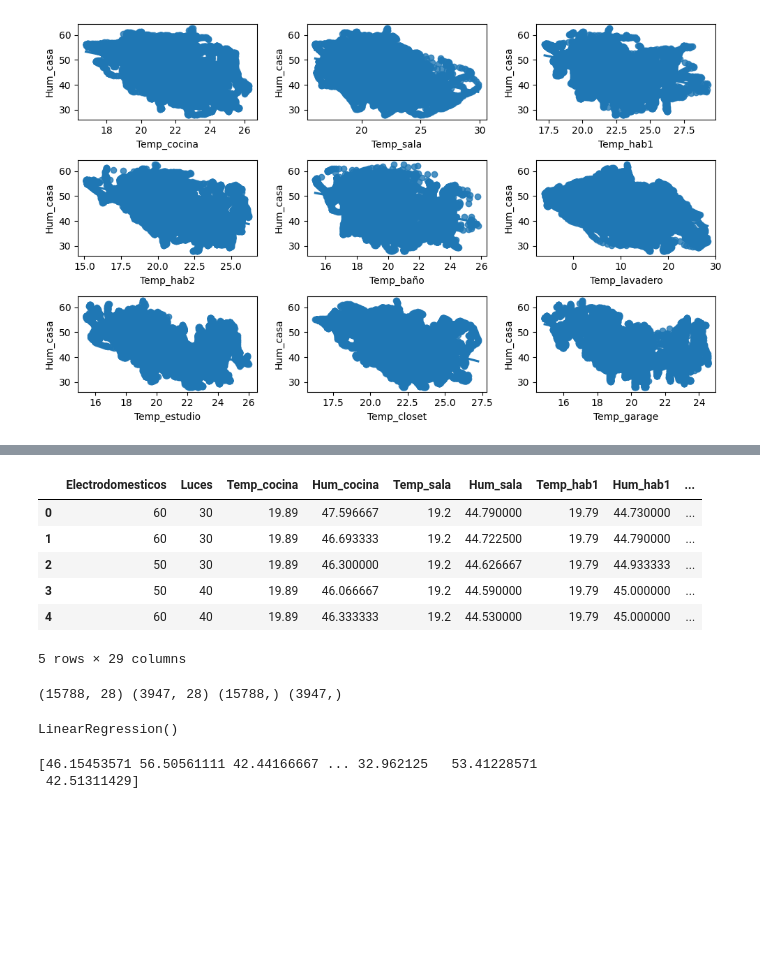
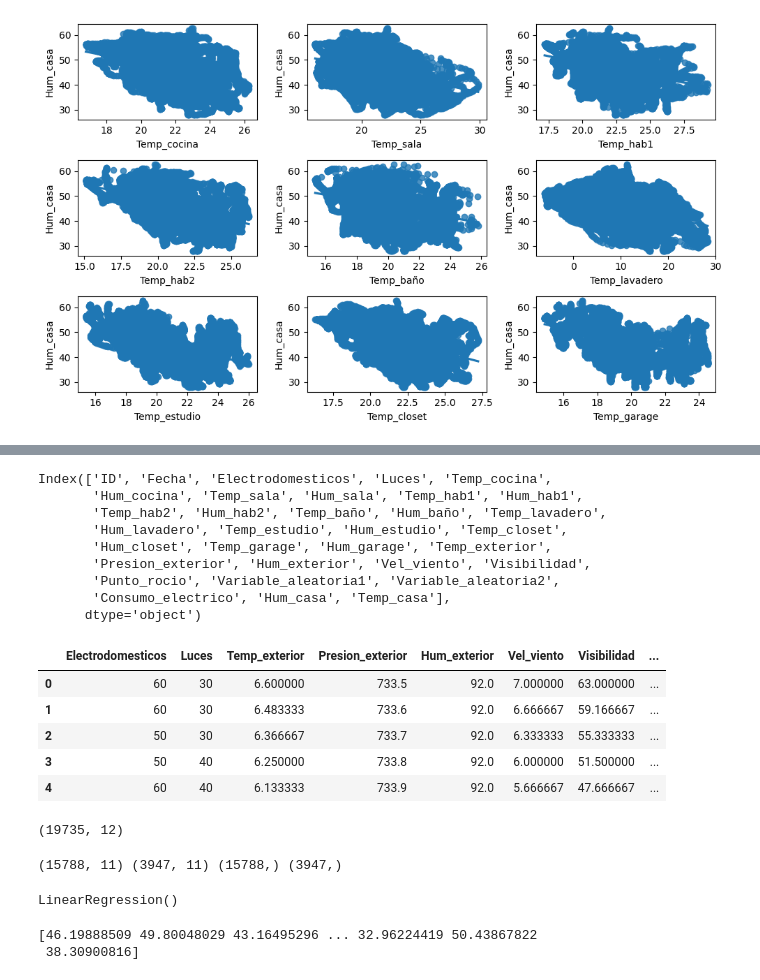
Before and after one commit to Gabymoctezuma/Proyecto-final, a Jupyter notebook: src/explore.ipynb, the cells around one changed output, grey strips where cells are left out. Cells and saved outputs as stored; diff of their text form; code cells hidden in the pictures; blank space fills up the shorter version.

```diff
--- a/src/explore.ipynb
+++ b/src/explore.ipynb
@@ -456,8 +468,8 @@ df['Consumo_electrico'] = df['Electrodomesticos'] + df['Luces']
 
 
 # Identificar las columnas de humedad y temperatura
-columnas_humedad = [col for col in df.columns if "Hum" in col]
-columnas_temperatura = [col for col in df.columns if "Temp" in col]
+columnas_humedad = [col for col in df.columns if "Hum" in col and col != 'Temp_exterior']
+columnas_temperatura = [col for col in df.columns if "Temp" in col and col != "Hum_exterior"]
 
 # Crear las nuevas columnas con el promedio
 
@@ -625,18 +637,37 @@ plt.show()
+# %%
+df.columns
+# %% [output]
+Index(['ID', 'Fecha', 'Electrodomesticos', 'Luces', 'Temp_cocina',
+       'Hum_cocina', 'Temp_sala', 'Hum_sala', 'Temp_hab1', 'Hum_hab1',
+       'Temp_hab2', 'Hum_hab2', 'Temp_baño', 'Hum_baño', 'Temp_lavadero',
+       'Hum_lavadero', 'Temp_estudio', 'Hum_estudio', 'Temp_closet',
+       'Hum_closet', 'Temp_garage', 'Hum_garage', 'Temp_exterior',
+       'Presion_exterior', 'Hum_exterior', 'Vel_viento', 'Visibilidad',
+       'Punto_rocio', 'Variable_aleatoria1', 'Variable_aleatoria2',
+       'Consumo_electrico', 'Hum_casa', 'Temp_casa'],
+      dtype='object')
 # %%
 #Borrar variables no tan relevantes
-data=df.drop(["Fecha", "ID", "Variable_aleatoria1", "Variable_aleatoria2"], axis = 1)
+data=df.drop(["Fecha", "ID", 'Temp_cocina',
+       'Hum_cocina', 'Temp_sala', 'Hum_sala', 'Temp_hab1', 'Hum_hab1',
+       'Temp_hab2', 'Hum_hab2', 'Temp_baño', 'Hum_baño', 'Temp_lavadero',
+       'Hum_lavadero', 'Temp_estudio', 'Hum_estudio', 'Temp_closet',
+       'Hum_closet', 'Temp_garage', 'Hum_garage',"Variable_aleatoria2"], axis = 1)
 
 #Agregar columna con costo de consumo energetico
 
 data.head()
 # %% [output]
-|  | Electrodomesticos | Luces | Temp_cocina | Hum_cocina | Temp_sala | Hum_sala | Temp_hab1 | Hum_hab1 | ... |
-| 0 | 60 | 30 | 19.89 | 47.596667 | 19.2 | 44.790000 | 19.79 | 44.730000 | ... |
-| 1 | 60 | 30 | 19.89 | 46.693333 | 19.2 | 44.722500 | 19.79 | 44.790000 | ... |
-| 2 | 50 | 30 | 19.89 | 46.300000 | 19.2 | 44.626667 | 19.79 | 44.933333 | ... |
-| 3 | 50 | 40 | 19.89 | 46.066667 | 19.2 | 44.590000 | 19.79 | 45.000000 | ... |
-| 4 | 60 | 40 | 19.89 | 46.333333 | 19.2 | 44.530000 | 19.79 | 45.000000 | ... |
+|  | Electrodomesticos | Luces | Temp_exterior | Presion_exterior | Hum_exterior | Vel_viento | Visibilidad | ... |
+| 0 | 60 | 30 | 6.600000 | 733.5 | 92.0 | 7.000000 | 63.000000 | ... |
+| 1 | 60 | 30 | 6.483333 | 733.6 | 92.0 | 6.666667 | 59.166667 | ... |
+| 2 | 50 | 30 | 6.366667 | 733.7 | 92.0 | 6.333333 | 55.333333 | ... |
+| 3 | 50 | 40 | 6.250000 | 733.8 | 92.0 | 6.000000 | 51.500000 | ... |
+| 4 | 60 | 40 | 6.133333 | 733.9 | 92.0 | 5.666667 | 47.666667 | ... |
-5 rows × 29 columns
+# %%
+data.shape
+# %% [output]
+(19735, 12)
 # %%
 # Separación del conjunto de datos
 
@@ -649,7 +680,7 @@ X_train, X_test, y_train, y_test = train_test_split(X, y, test_size=0.2, random_
 # %%
 print(X_train.shape, X_test.shape, y_train.shape, y_test.shape)
 # %% [output]
-(15788, 28) (3947, 28) (15788,) (3947,)
+(15788, 11) (3947, 11) (15788,) (3947,)
 # %%
 from sklearn.linear_model import LinearRegression
 
@@ -662,8 +693,8 @@ LinearRegression()
 y_pred_regresion = model_regresion_lineal.predict(X_test)
 print(y_pred_regresion)
 # %% [output]
-[46.15453571 56.50561111 42.44166667 ... 32.962125   53.41228571
- 42.51311429]
+[46.19888509 49.80048029 43.16495296 ... 32.96224419 50.43867822
+ 38.30900816]
 # %%
 from sklearn.metrics import mean_squared_error, r2_score
 
```
Also changed, not shown: parts of 8 cells of this notebook.
